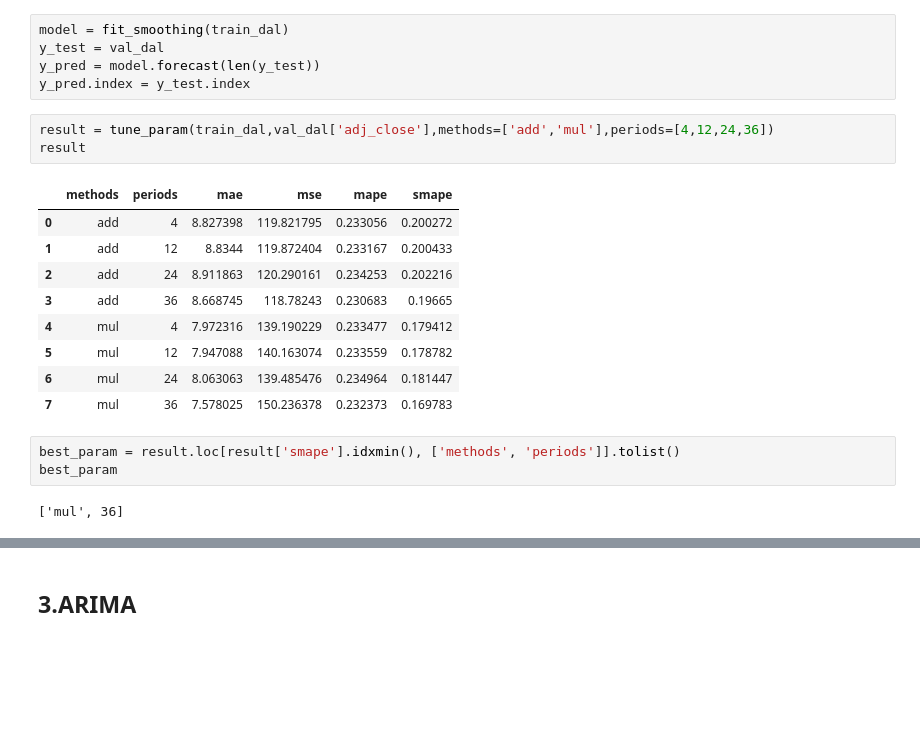
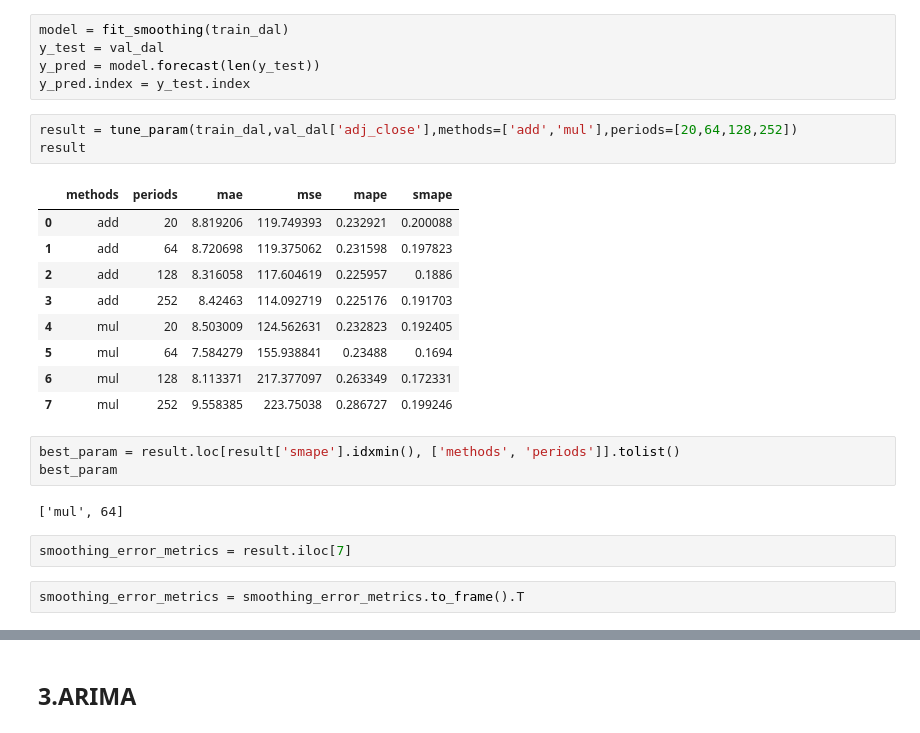
Before and after one commit to baoyik/ADSP-Group-Project, a Jupyter notebook: Main_Alaia_DAL.ipynb, the cells around one changed output, grey strips where cells are left out. Drawn from its saved outputs; the diff is of its cells as text; blank space fills up the shorter version.

```diff
--- a/Main_Alaia_DAL.ipynb
+++ b/Main_Alaia_DAL.ipynb
@@ -109,20 +110,24 @@ y_test = val_dal
 y_pred = model.forecast(len(y_test))
 y_pred.index = y_test.index
 # %%
-result = tune_param(train_dal,val_dal['adj_close'],methods=['add','mul'],periods=[4,12,24,36])
+result = tune_param(train_dal,val_dal['adj_close'],methods=['add','mul'],periods=[20,64,128,252])
 result
 # %% [output]
 |  | methods | periods | mae | mse | mape | smape |
-| 0 | add | 4 | 8.827398 | 119.821795 | 0.233056 | 0.200272 |
-| 1 | add | 12 | 8.8344 | 119.872404 | 0.233167 | 0.200433 |
-| 2 | add | 24 | 8.911863 | 120.290161 | 0.234253 | 0.202216 |
-| 3 | add | 36 | 8.668745 | 118.78243 | 0.230683 | 0.19665 |
-| 4 | mul | 4 | 7.972316 | 139.190229 | 0.233477 | 0.179412 |
-| 5 | mul | 12 | 7.947088 | 140.163074 | 0.233559 | 0.178782 |
-| 6 | mul | 24 | 8.063063 | 139.485476 | 0.234964 | 0.181447 |
-| 7 | mul | 36 | 7.578025 | 150.236378 | 0.232373 | 0.169783 |
+| 0 | add | 20 | 8.819206 | 119.749393 | 0.232921 | 0.200088 |
+| 1 | add | 64 | 8.720698 | 119.375062 | 0.231598 | 0.197823 |
+| 2 | add | 128 | 8.316058 | 117.604619 | 0.225957 | 0.1886 |
+| 3 | add | 252 | 8.42463 | 114.092719 | 0.225176 | 0.191703 |
+| 4 | mul | 20 | 8.503009 | 124.562631 | 0.232823 | 0.192405 |
+| 5 | mul | 64 | 7.584279 | 155.938841 | 0.23488 | 0.1694 |
+| 6 | mul | 128 | 8.113371 | 217.377097 | 0.263349 | 0.172331 |
+| 7 | mul | 252 | 9.558385 | 223.75038 | 0.286727 | 0.199246 |
 # %%
 best_param = result.loc[result['smape'].idxmin(), ['methods', 'periods']].tolist()
 best_param
 # %% [output]
-['mul', 36]
+['mul', 64]
+# %%
+smoothing_error_metrics = result.iloc[7]
+# %%
+smoothing_error_metrics = smoothing_error_metrics.to_frame().T
```
Also changed, not shown: parts of 66 cells of this notebook, 1 other file.
